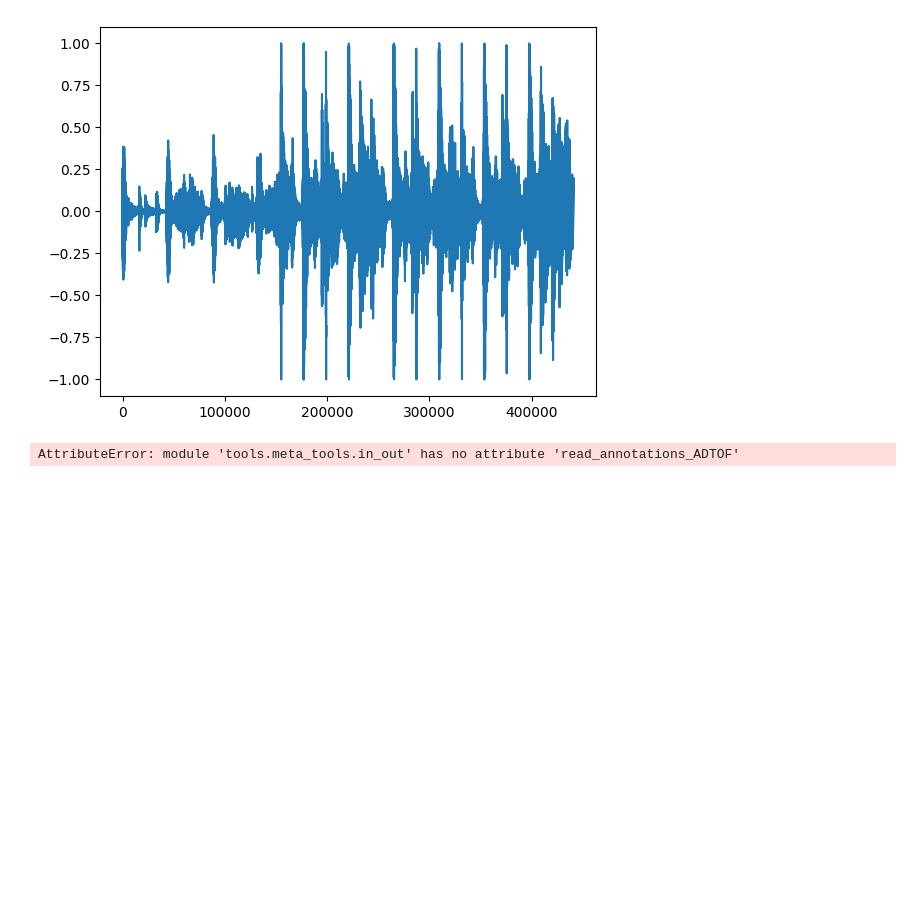
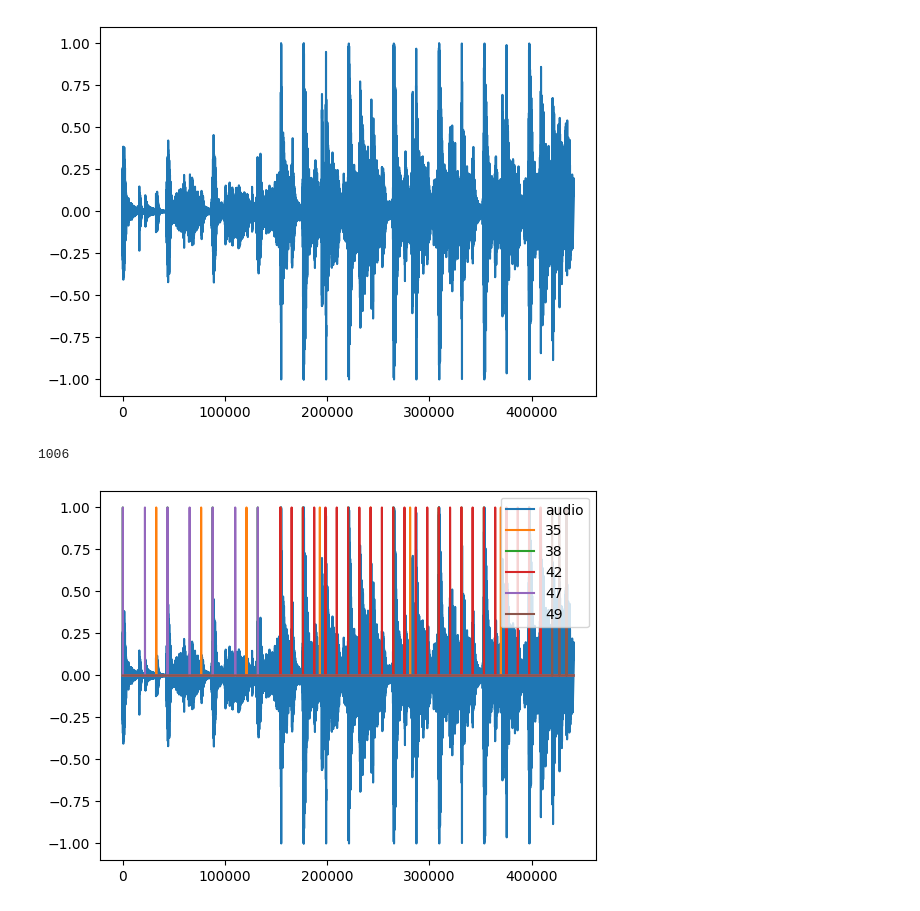
Before and after one commit to hnsyprst/drum-onset-detection, a Jupyter notebook: drum_onset_detection/notebooks/eda_ADTOF.ipynb, the cells around one changed output. Cells and saved outputs as stored; diff of their text form; code cells hidden in the pictures; blank space fills up the shorter version.

Commit message:
Plot ADTOF annotations

```diff
--- a/drum_onset_detection/notebooks/eda_ADTOF.ipynb
+++ b/drum_onset_detection/notebooks/eda_ADTOF.ipynb
@@ -25,7 +25,7 @@ plt.show()
 [interactive output not drawn]
 [figure]
 # %%
-annotations = meta_tools.in_out.read_annotations_ADTOF(DATASET_PATH / 'annotations/aligned_drum/Crystal Waters - 100% Pure Love.wav')
+annotations = meta_tools.in_out.read_annotations_ADTOF(DATASET_PATH / 'annotations/aligned_drum/Crystal Waters - 100% Pure Love.txt')
 len(annotations)
 # %% [output]
-AttributeError: module 'tools.meta_tools.in_out' has no attribute 'read_annotations_ADTOF'
+1006
@@ -31,0 +83,10 @@ AttributeError: module 'tools.meta_tools.in_out' has no attribute 'read_annotati
+# %%
+annotation_matrix, index_instrument_mapping = construct_annotation_matrix(annotations, audio, sr)
+# %%
+plt.plot(audio[441000:882000], label='audio')
+for instrument_index in range(annotation_matrix.shape[0]):
+    plt.plot(annotation_matrix[instrument_index][441000:882000], label=index_instrument_mapping[instrument_index])
+plt.legend(loc='upper right')
+plt.show()
+# %% [output]
+[figure, added]
```
Also changed, not shown: parts of 1 cell of this notebook, 1 other file.
